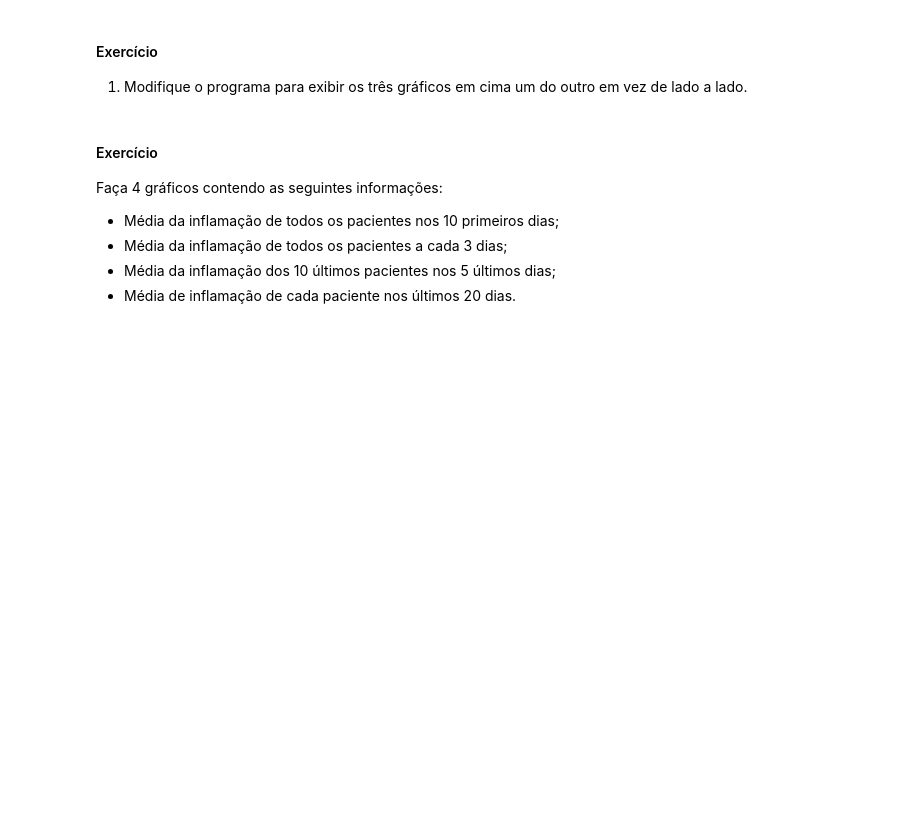
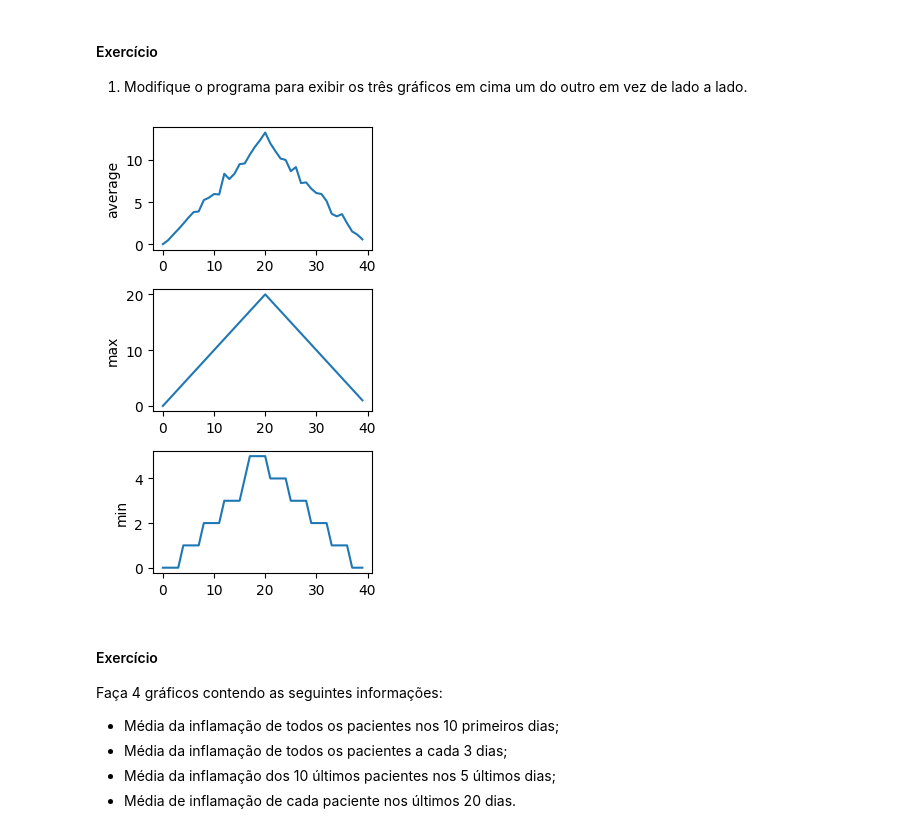
Before and after one commit to rafaluz/TOPICOS-ESPECIAIS-M6, a Jupyter notebook: material_introducao_python/01-introducao.ipynb, the cells around one changed output. Cells and saved outputs as stored; diff of their text form; code cells hidden in the pictures; blank space fills up the shorter version.

```diff
--- a/material_introducao_python/01-introducao.ipynb
+++ b/material_introducao_python/01-introducao.ipynb
@@ -394,6 +425,25 @@ os gráficos sairão realmente esticados e mais próxima.)
 #### Exercício
 
 1. Modifique o programa para exibir os três gráficos em cima um do outro em vez de lado a lado.
+# %%
+plt.figure(figsize=(3.0, 5.0))
+
+plt.subplot(3, 1, 1)
+plt.ylabel('average')
+plt.plot(data.mean(0))
+
+plt.subplot(3, 1, 2)
+plt.ylabel('max')
+plt.plot(data.max(0))
+
+plt.subplot(3, 1, 3)
+plt.ylabel('min')
+plt.plot(data.min(0))
+
+plt.tight_layout()
+plt.show()
+# %% [output]
+[figure, added]
 # %% [markdown]
 #### Exercício
 
```
Also changed, not shown: parts of 14 cells of this notebook, 2 other files.
